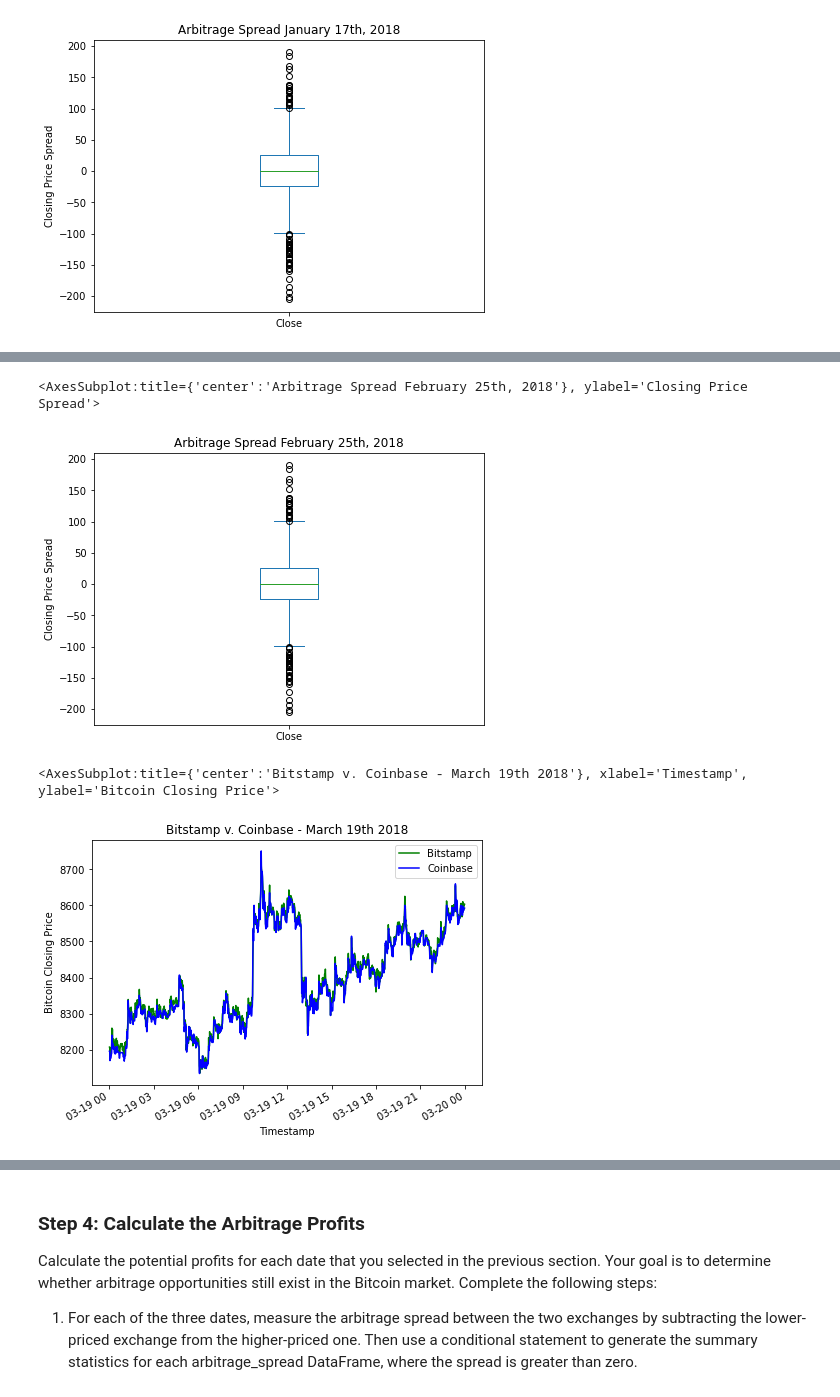
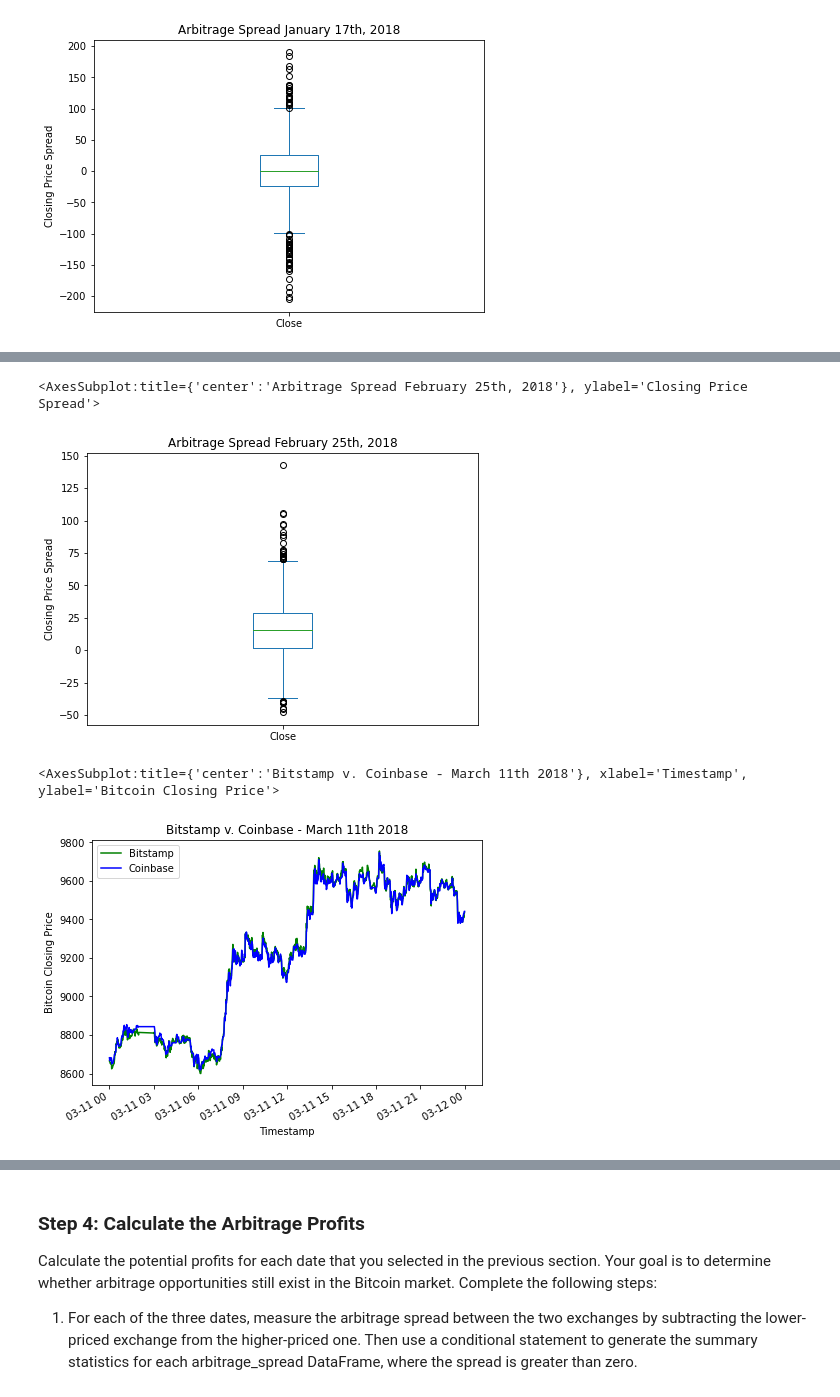
Before and after one commit to QuinnStroube/Bitcoin_Arbitrage_Analysis, a Jupyter notebook: Starter_Code/crypto_arbitrage.ipynb, the cells around one changed output, grey strips where cells are left out. Saved outputs shown, nothing was run; the diff lists cells and outputs as text; code cells hidden in the pictures.

```diff
--- a/Starter_Code/crypto_arbitrage.ipynb
+++ b/Starter_Code/crypto_arbitrage.ipynb
@@ -392,18 +392,18 @@ arbitrage_spread_middle.describe
 Name: Close, Length: 1440, dtype: float64>
 # %%
 # Visualize the arbitrage spread from the middle of the dataset in a box plot
-arbitrage_spread_early.plot(kind='box',title='Arbitrage Spread February 25th, 2018',ylabel='Closing Price Spread',figsize=(7,5))
+arbitrage_spread_middle.plot(kind='box',title='Arbitrage Spread February 25th, 2018',ylabel='Closing Price Spread',figsize=(7,5))
 # %% [output]
 <AxesSubplot:title={'center':'Arbitrage Spread February 25th, 2018'}, ylabel='Closing Price Spread'>
-[figure, old version]
+[figure, new version]
 # %%
 # Create an overlay plot that visualizes the two dataframes over a period of one day from late in the dataset.
 # Be sure that the plots include the parameters `legend`, `figsize`, `title`, `color` and `label`
-bitstamp_sliced.loc["2018-03-19"].plot(title="Bitstamp v. Coinbase - March 19th, 2018",legend=True,xlabel="Timestamp",ylabel="Bitcoin Closing Price",color="Green",figsize=(7,5),label="Bitstamp")
-coinbase_sliced.loc["2018-03-19"].plot(title="Bitstamp v. Coinbase - March 19th 2018",legend=True,xlabel="Timestamp",ylabel="Bitcoin Closing Price",color="Blue",figsize=(7,5),label="Coinbase")
+bitstamp_sliced.loc["2018-03-11"].plot(title="Bitstamp v. Coinbase - March 11th, 2018",legend=True,xlabel="Timestamp",ylabel="Bitcoin Closing Price",color="Green",figsize=(7,5),label="Bitstamp")
+coinbase_sliced.loc["2018-03-11"].plot(title="Bitstamp v. Coinbase - March 11th 2018",legend=True,xlabel="Timestamp",ylabel="Bitcoin Closing Price",color="Blue",figsize=(7,5),label="Coinbase")
 # %% [output]
-<AxesSubplot:title={'center':'Bitstamp v. Coinbase - March 19th 2018'}, xlabel='Timestamp', ylabel='Bitcoin Closing Price'>
+<AxesSubplot:title={'center':'Bitstamp v. Coinbase - March 11th 2018'}, xlabel='Timestamp', ylabel='Bitcoin Closing Price'>
-[figure, old version]
+[figure, new version]
 # %%
 # Using the date from the late that you have selected, calculate the arbitrage spread
 # by subtracting the bitstamp lower closing prices from the coinbase higher closing prices
```
Also changed, not shown: parts of 35 cells of this notebook.
